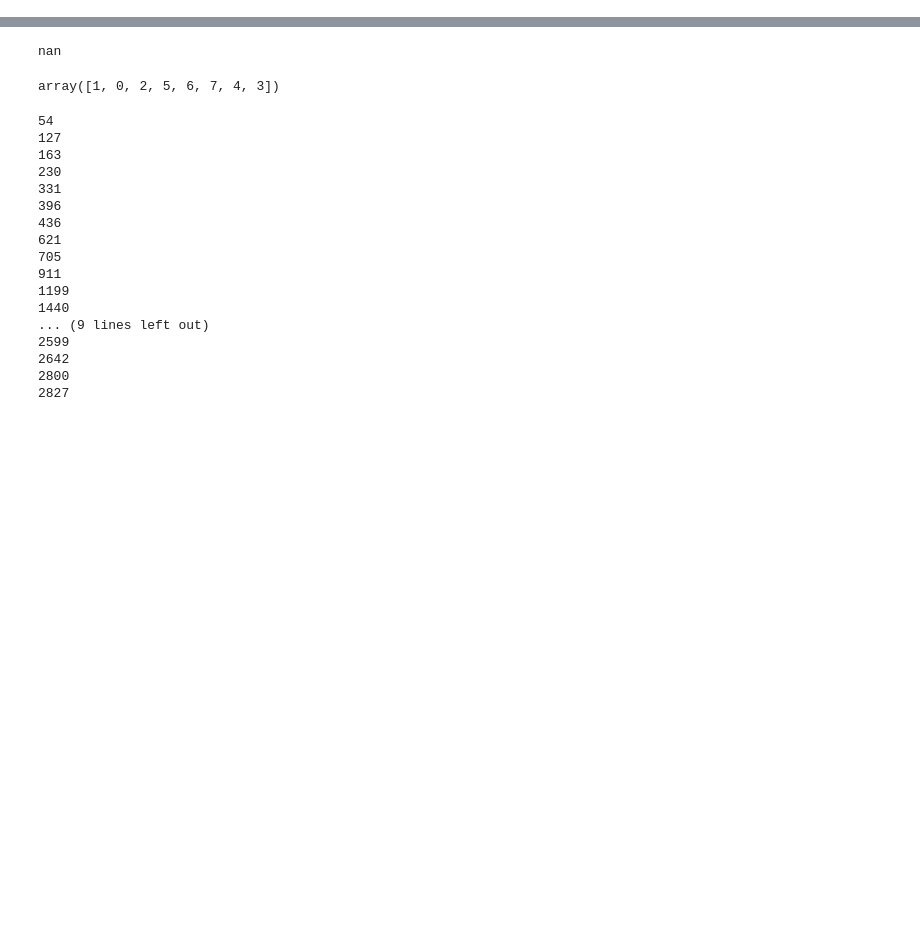
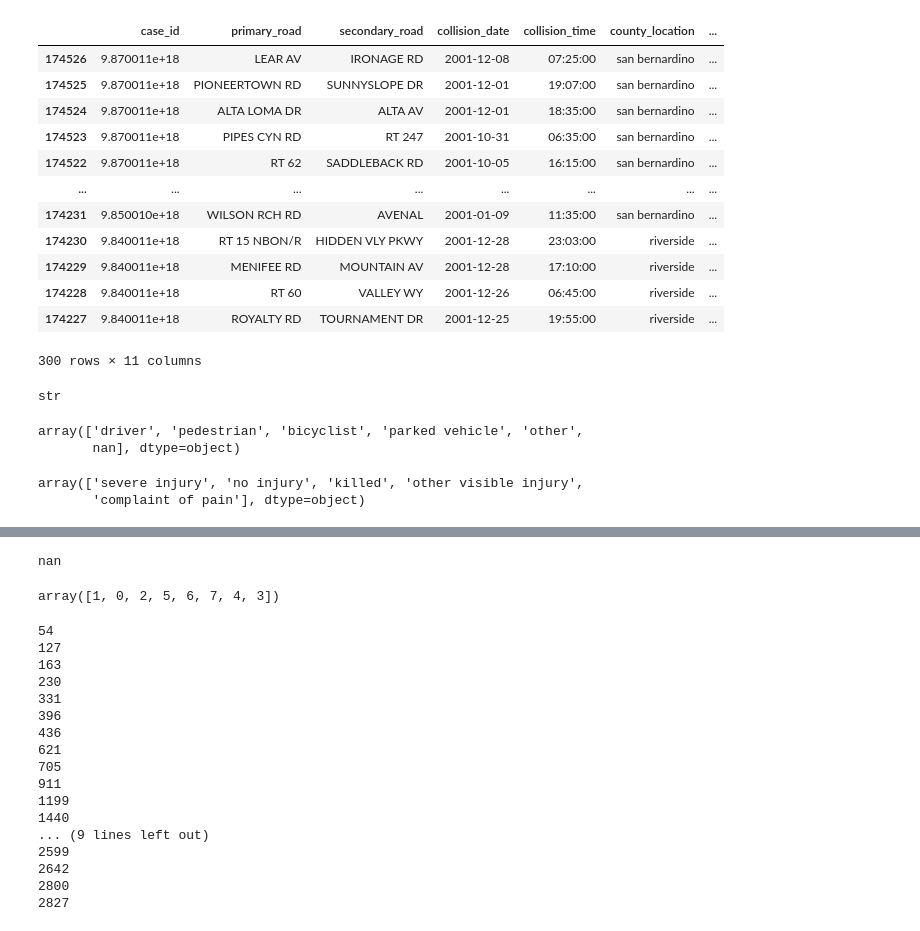
Before and after one commit to bencarneiro/ntsb, a Jupyter notebook: california/Untitled.ipynb, the cells around one changed output, grey strips where cells are left out. Cells and saved outputs as stored; diff of their text form; code cells hidden in the pictures; blank space fills up the shorter version.

```diff
--- a/california/Untitled.ipynb
+++ b/california/Untitled.ipynb
@@ -4,0 +9,30 @@ pd.set_option('display.max_columns', None)
+# %%
+collisions.sort_values("case_id", ascending=False).head(300)
+# %% [output]
+|  | case_id | primary_road | secondary_road | collision_date | collision_time | county_location | ... |
+| 174526 | 9.870011e+18 | LEAR AV | IRONAGE RD | 2001-12-08 | 07:25:00 | san bernardino | ... |
+| 174525 | 9.870011e+18 | PIONEERTOWN RD | SUNNYSLOPE DR | 2001-12-01 | 19:07:00 | san bernardino | ... |
+| 174524 | 9.870011e+18 | ALTA LOMA DR | ALTA AV | 2001-12-01 | 18:35:00 | san bernardino | ... |
+| 174523 | 9.870011e+18 | PIPES CYN RD | RT 247 | 2001-10-31 | 06:35:00 | san bernardino | ... |
+| 174522 | 9.870011e+18 | RT 62 | SADDLEBACK RD | 2001-10-05 | 16:15:00 | san bernardino | ... |
+| ... | ... | ... | ... | ... | ... | ... | ... |
+| 174231 | 9.850010e+18 | WILSON RCH RD | AVENAL | 2001-01-09 | 11:35:00 | san bernardino | ... |
+| 174230 | 9.840011e+18 | RT 15 NBON/R | HIDDEN VLY PKWY | 2001-12-28 | 23:03:00 | riverside | ... |
+| 174229 | 9.840011e+18 | MENIFEE RD | MOUNTAIN AV | 2001-12-28 | 17:10:00 | riverside | ... |
+| 174228 | 9.840011e+18 | RT 60 | VALLEY WY | 2001-12-26 | 06:45:00 | riverside | ... |
+| 174227 | 9.840011e+18 | ROYALTY RD | TOURNAMENT DR | 2001-12-25 | 19:55:00 | riverside | ... |
+300 rows × 11 columns
+# %%
+type(collisions['collision_time'][1])
+# %% [output]
+str
+# %%
+parties['party_type'].unique()
+# %% [output]
+array(['driver', 'pedestrian', 'bicyclist', 'parked vehicle', 'other',
+       nan], dtype=object)
+# %%
+victims['victim_degree_of_injury'].unique()
+# %% [output]
+array(['severe injury', 'no injury', 'killed', 'other visible injury',
+       'complaint of pain'], dtype=object)
```
Also changed, not shown: parts of 10 cells of this notebook, 4 other files.
